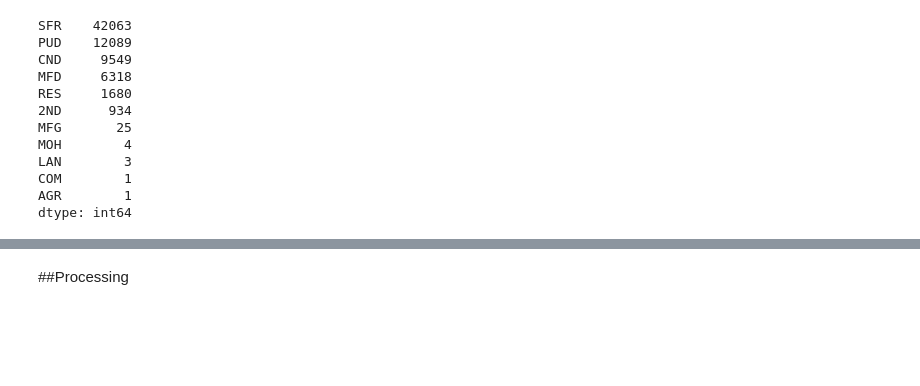
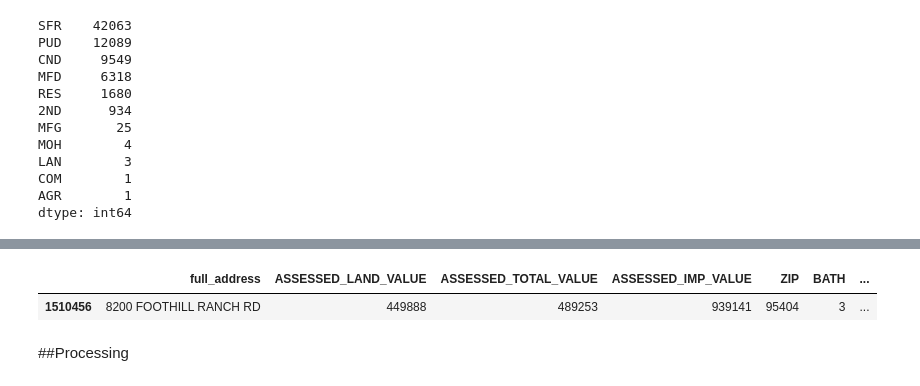
Before and after one commit to selwyth/featurehoods, a Jupyter notebook: work_sql_interface.ipynb, the cells around one changed output, grey strips where cells are left out. Drawn from its saved outputs; the diff is of its cells as text; code cells hidden in the pictures; blank space fills up the shorter version.

```diff
--- a/work_sql_interface.ipynb
+++ b/work_sql_interface.ipynb
@@ -263,3 +378,9 @@ With GARAGE_TYPE, POOL and FIREPLACE, I'll assume missing data = None (or Unknow
+# %%
+pd.concat([lookup, base[base.TOTAL_UNITS.isnull()]], join = 'inner', axis = 1).tail(5)
+pd.concat([lookup, base[base.TOTAL_UNITS == 111]], join = 'inner', axis = 1).tail(5)
+# %% [output]
+|  | full_address | ASSESSED_LAND_VALUE | ASSESSED_TOTAL_VALUE | ASSESSED_IMP_VALUE | ZIP | BATH | ... |
+| 1510456 | 8200 FOOTHILL RANCH RD | 449888 | 489253 | 939141 | 95404 | 3 | ... |
 # %% [markdown]
 ##Processing
 # %%
```
Also changed, not shown: parts of 8 cells of this notebook.
